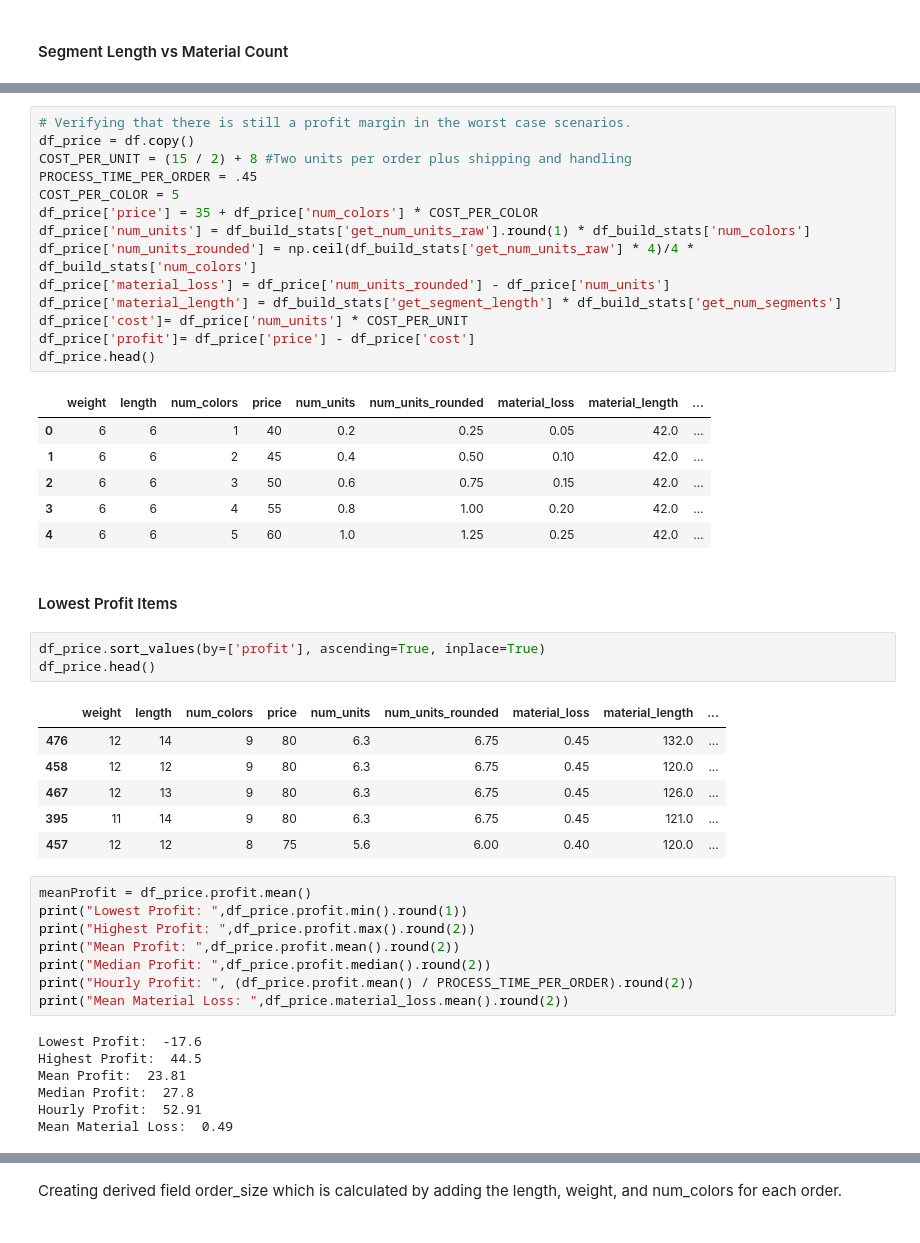
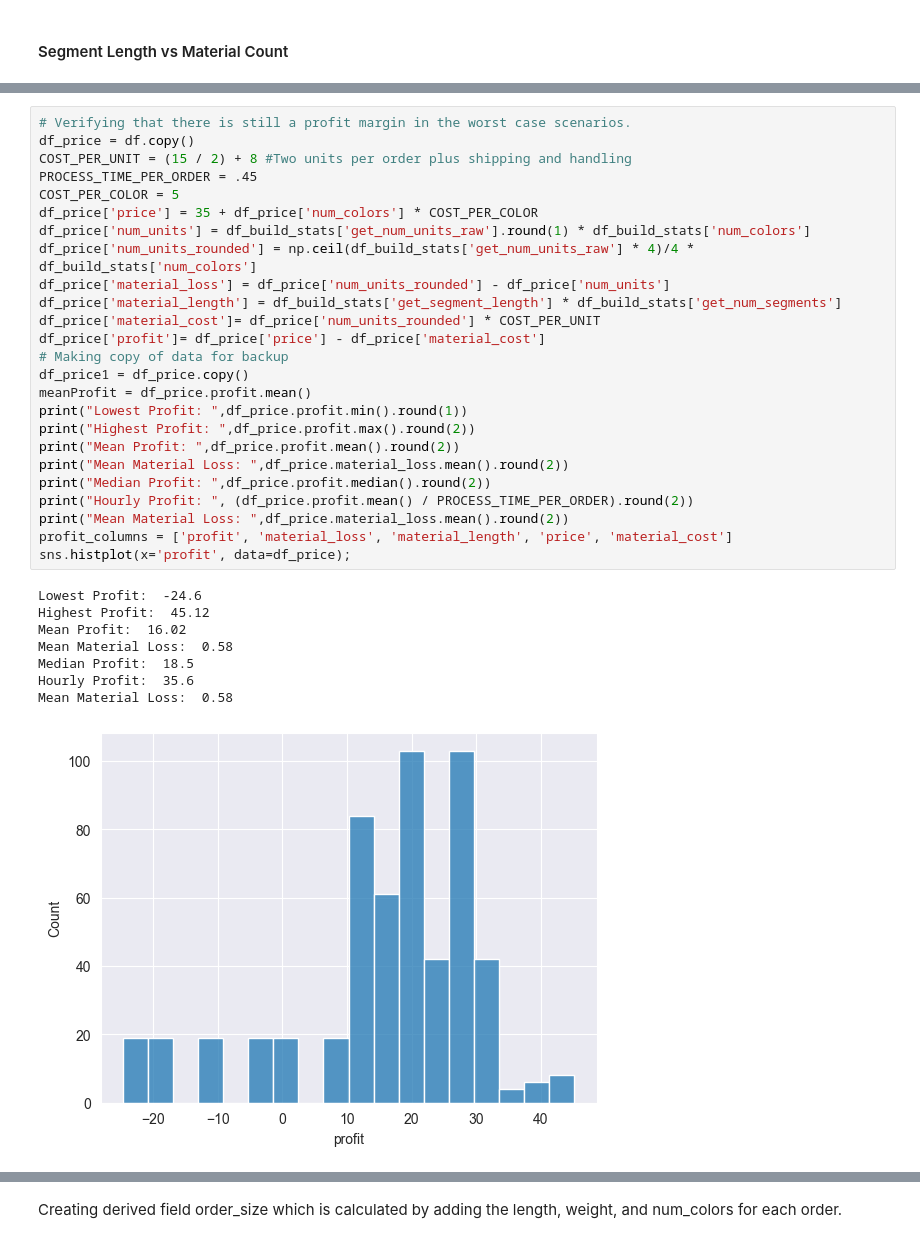
Before and after one commit to DanielLevenstein/Product_Profitability_Study, a Jupyter notebook: product_pricing.ipynb, the cells around one changed output, grey strips where cells are left out. Saved outputs shown, nothing was run; the diff lists cells and outputs as text.

```diff
--- a/product_pricing.ipynb
+++ b/product_pricing.ipynb
@@ -70,51 +70,37 @@ sns.boxplot(data=df_build_stats, x='get_segment_length', y='get_num_units_raw');
 # %%
 # Verifying that there is still a profit margin in the worst case scenarios.
 df_price = df.copy()
 COST_PER_UNIT = (15 / 2) + 8 #Two units per order plus shipping and handling
 PROCESS_TIME_PER_ORDER = .45
 COST_PER_COLOR = 5
 df_price['price'] = 35 + df_price['num_colors'] * COST_PER_COLOR
 df_price['num_units'] = df_build_stats['get_num_units_raw'].round(1) * df_build_stats['num_colors']
 df_price['num_units_rounded'] = np.ceil(df_build_stats['get_num_units_raw'] * 4)/4 * df_build_stats['num_colors']
 df_price['material_loss'] = df_price['num_units_rounded'] - df_price['num_units']
 df_price['material_length'] = df_build_stats['get_segment_length'] * df_build_stats['get_num_segments']
-df_price['cost']= df_price['num_units'] * COST_PER_UNIT
-df_price['profit']= df_price['price'] - df_price['cost']
-df_price.head()
+df_price['material_cost']= df_price['num_units_rounded'] * COST_PER_UNIT
+df_price['profit']= df_price['price'] - df_price['material_cost']
+# Making copy of data for backup
+df_price1 = df_price.copy()
+meanProfit = df_price.profit.mean()
+print("Lowest Profit: ",df_price.profit.min().round(1))
+print("Highest Profit: ",df_price.profit.max().round(2))
+print("Mean Profit: ",df_price.profit.mean().round(2))
+print("Mean Material Loss: ",df_price.material_loss.mean().round(2))
+print("Median Profit: ",df_price.profit.median().round(2))
+print("Hourly Profit: ", (df_price.profit.mean() / PROCESS_TIME_PER_ORDER).round(2))
+print("Mean Material Loss: ",df_price.material_loss.mean().round(2))
+profit_columns = ['profit', 'material_loss', 'material_length', 'price', 'material_cost']
+sns.histplot(x='profit', data=df_price);
 # %% [output]
-|  | weight | length | num_colors | price | num_units | num_units_rounded | material_loss | material_length | ... |
-| 0 | 6 | 6 | 1 | 40 | 0.2 | 0.25 | 0.05 | 42.0 | ... |
-| 1 | 6 | 6 | 2 | 45 | 0.4 | 0.50 | 0.10 | 42.0 | ... |
-| 2 | 6 | 6 | 3 | 50 | 0.6 | 0.75 | 0.15 | 42.0 | ... |
-| 3 | 6 | 6 | 4 | 55 | 0.8 | 1.00 | 0.20 | 42.0 | ... |
-| 4 | 6 | 6 | 5 | 60 | 1.0 | 1.25 | 0.25 | 42.0 | ... |
+Lowest Profit:  -24.6
+Highest Profit:  45.12
+Mean Profit:  16.02
+Mean Material Loss:  0.58
+Median Profit:  18.5
+Hourly Profit:  35.6
+Mean Material Loss:  0.58
+[figure, added]
-# %% [markdown]
-#### Lowest Profit Items
-# %%
-df_price.sort_values(by=['profit'], ascending=True, inplace=True)
-df_price.head()
-# %% [output]
-|  | weight | length | num_colors | price | num_units | num_units_rounded | material_loss | material_length | ... |
-| 476 | 12 | 14 | 9 | 80 | 6.3 | 6.75 | 0.45 | 132.0 | ... |
-| 458 | 12 | 12 | 9 | 80 | 6.3 | 6.75 | 0.45 | 120.0 | ... |
-| 467 | 12 | 13 | 9 | 80 | 6.3 | 6.75 | 0.45 | 126.0 | ... |
-| 395 | 11 | 14 | 9 | 80 | 6.3 | 6.75 | 0.45 | 121.0 | ... |
-| 457 | 12 | 12 | 8 | 75 | 5.6 | 6.00 | 0.40 | 120.0 | ... |
-# %%
-meanProfit = df_price.profit.mean()
-print("Lowest Profit: ",df_price.profit.min().round(1))
-print("Highest Profit: ",df_price.profit.max().round(2))
-print("Mean Profit: ",df_price.profit.mean().round(2))
-print("Median Profit: ",df_price.profit.median().round(2))
-print("Hourly Profit: ", (df_price.profit.mean() / PROCESS_TIME_PER_ORDER).round(2))
-print("Mean Material Loss: ",df_price.material_loss.mean().round(2))
-# %% [output]
-Lowest Profit:  -17.6
-Highest Profit:  44.5
-Mean Profit:  23.81
-Median Profit:  27.8
-Hourly Profit:  52.91
-Mean Material Loss:  0.49
 # %% [markdown]
 #### Observations
 - There is only a negative profit on one of the items in the chart it used some fairly unrealistic values.
```
Also changed, not shown: parts of 32 cells of this notebook, 3 other files.
